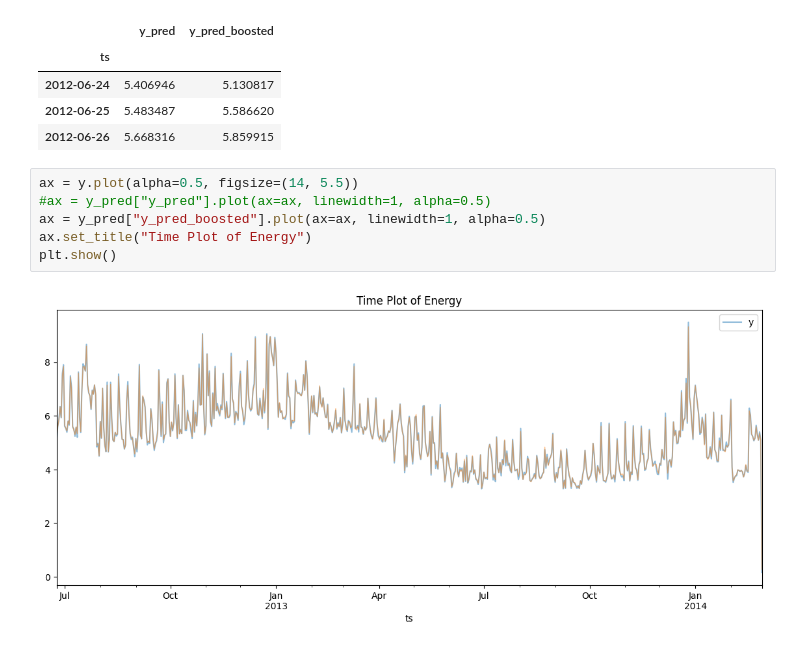
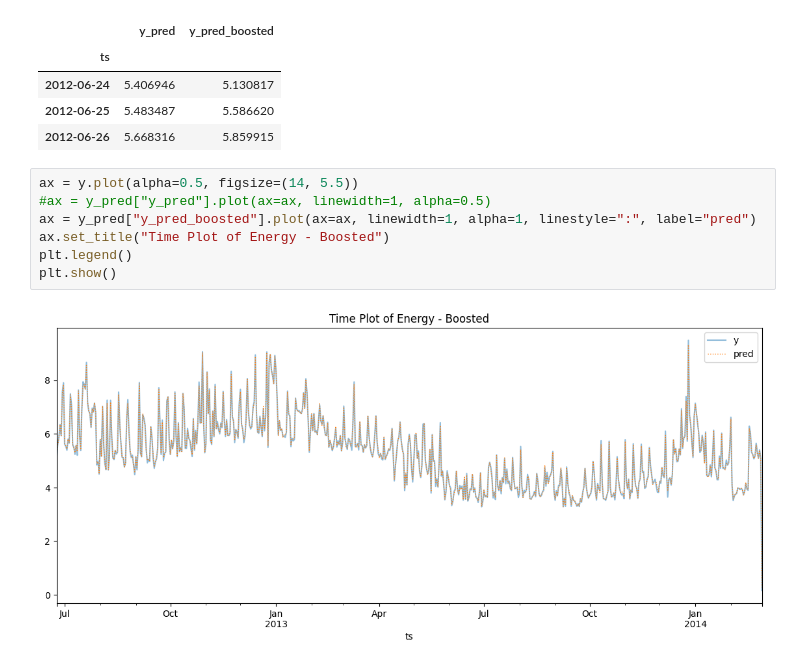
Before and after one commit to shemw/eforecast, a Jupyter notebook: eforecaster_class.ipynb, the cells around one changed output. Cells and saved outputs as stored; diff of their text form.

```diff
--- a/eforecaster_class.ipynb
+++ b/eforecaster_class.ipynb
@@ -127,8 +129,9 @@ y_pred.head(3)
 # %%
 ax = y.plot(alpha=0.5, figsize=(14, 5.5))
 #ax = y_pred["y_pred"].plot(ax=ax, linewidth=1, alpha=0.5)
-ax = y_pred["y_pred_boosted"].plot(ax=ax, linewidth=1, alpha=0.5)
-ax.set_title("Time Plot of Energy")
+ax = y_pred["y_pred_boosted"].plot(ax=ax, linewidth=1, alpha=1, linestyle=":", label="pred")
+ax.set_title("Time Plot of Energy - Boosted")
+plt.legend()
 plt.show()
 # %% [output]
-[figure, old version]
+[figure, new version]
```
Also changed, not shown: parts of 15 cells of this notebook, 1 other file.
